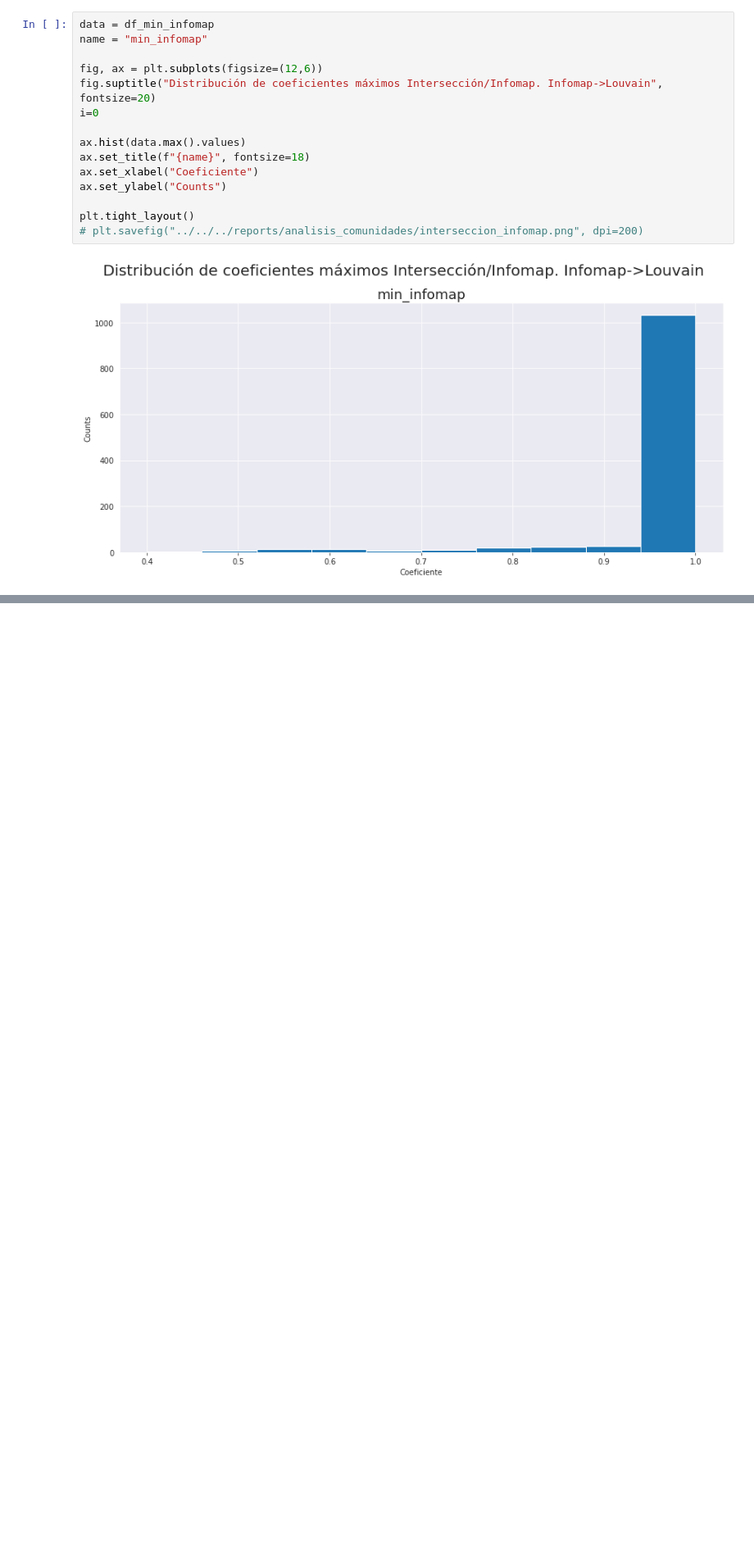
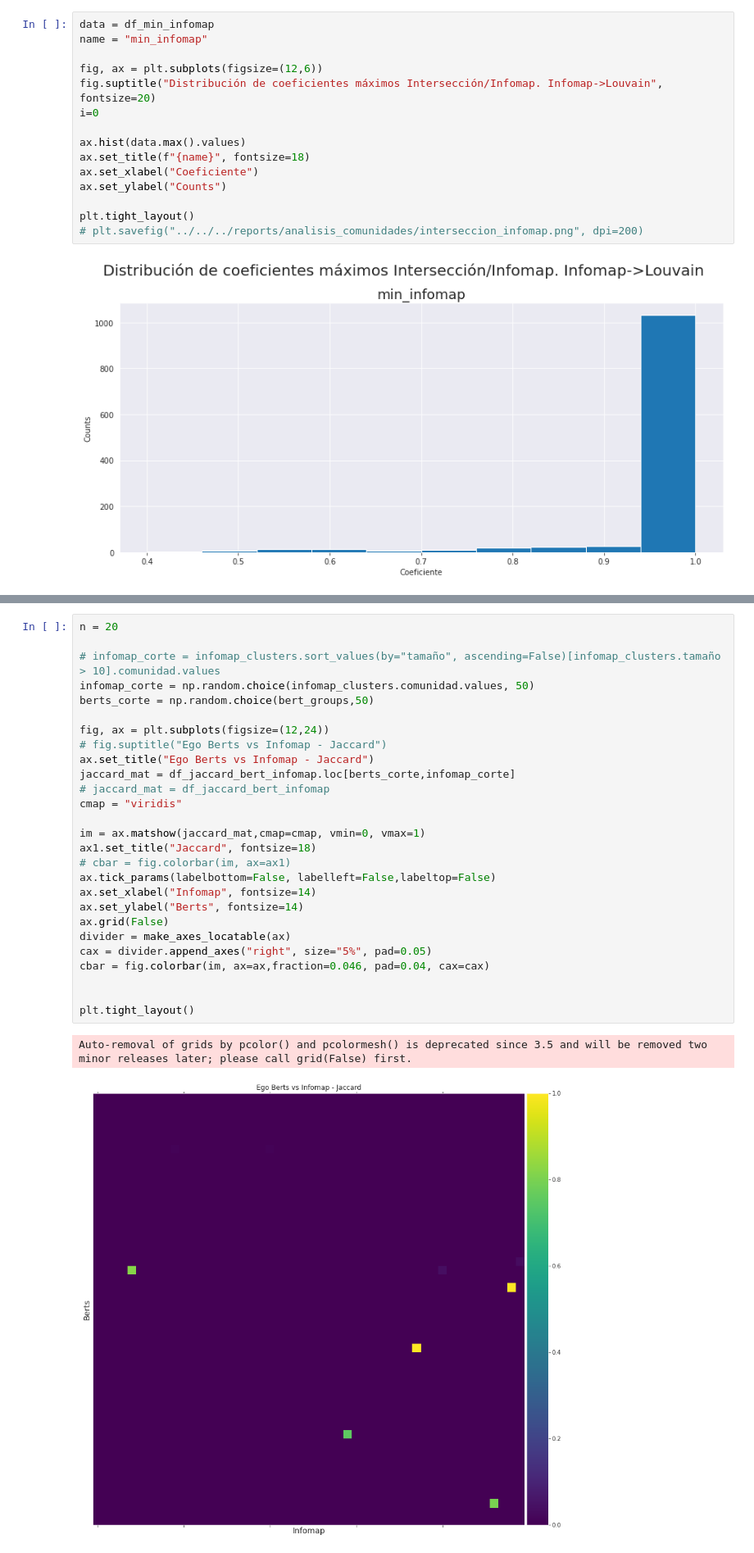
Before and after one commit to ingridheuer/gcnn_gdas, a Jupyter notebook: exploration/notebooks/network_analysis/analisis_comunidades.ipynb, the cells around one changed output, grey strips where cells are left out. Shown at 82% size. Drawn from its saved outputs; the diff is of its cells as text; blank space fills up the shorter version.

```diff
--- a/exploration/notebooks/network_analysis/analisis_comunidades.ipynb
+++ b/exploration/notebooks/network_analysis/analisis_comunidades.ipynb
@@ -417,0 +481,30 @@ plt.tight_layout()
+# %%
+n = 20
+
+# infomap_corte = infomap_clusters.sort_values(by="tamaño", ascending=False)[infomap_clusters.tamaño > 10].comunidad.values
+infomap_corte = np.random.choice(infomap_clusters.comunidad.values, 50)
+berts_corte = np.random.choice(bert_groups,50)
+
+fig, ax = plt.subplots(figsize=(12,24))
+# fig.suptitle("Ego Berts vs Infomap - Jaccard")
+ax.set_title("Ego Berts vs Infomap - Jaccard")
+jaccard_mat = df_jaccard_bert_infomap.loc[berts_corte,infomap_corte]
+# jaccard_mat = df_jaccard_bert_infomap
+cmap = "viridis"
+
+im = ax.matshow(jaccard_mat,cmap=cmap, vmin=0, vmax=1)
+ax1.set_title("Jaccard", fontsize=18)
+# cbar = fig.colorbar(im, ax=ax1)
+ax.tick_params(labelbottom=False, labelleft=False,labeltop=False)
+ax.set_xlabel("Infomap", fontsize=14)
+ax.set_ylabel("Berts", fontsize=14)
+ax.grid(False)
+divider = make_axes_locatable(ax)
+cax = divider.append_axes("right", size="5%", pad=0.05)
+cbar = fig.colorbar(im, ax=ax,fraction=0.046, pad=0.04, cax=cax)
+
+
+plt.tight_layout()
+# %% [output]
+Auto-removal of grids by pcolor() and pcolormesh() is deprecated since 3.5 and will be removed two minor releases later; please call grid(False) first.
+[figure, added]
```
Also changed, not shown: parts of 14 cells of this notebook, 1 other file.
